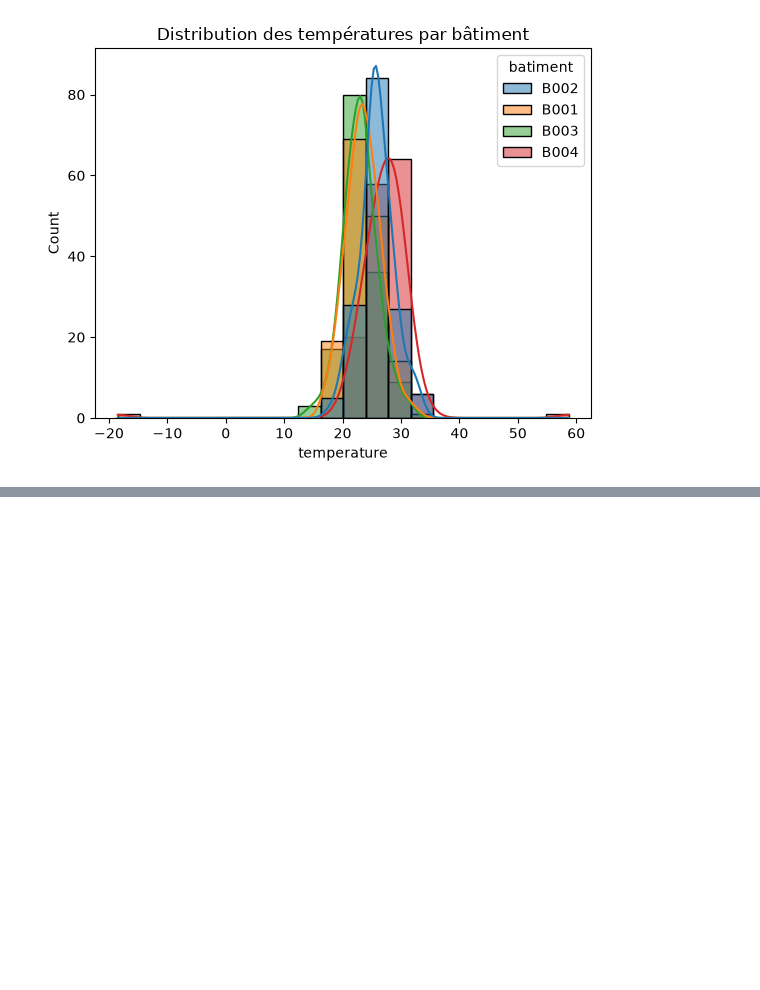
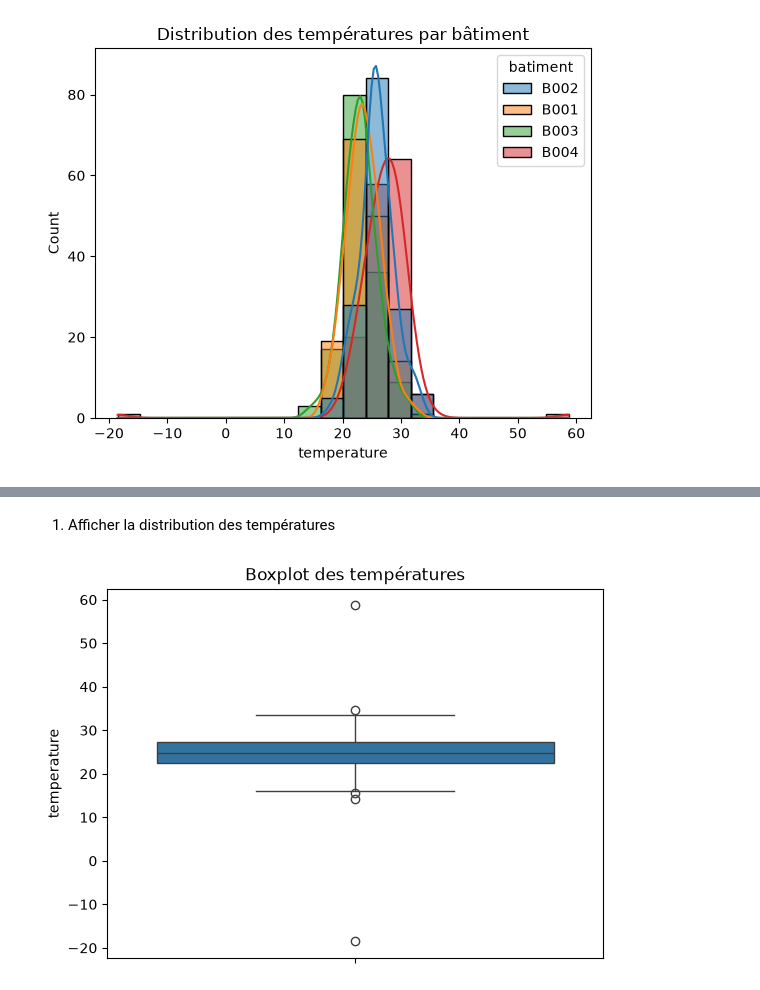
Before and after one commit to yohanfredyh/atelier_seaborn, a Jupyter notebook: notebooks/atelier_seaborn_iot.ipynb, the cells around one changed output, grey strips where cells are left out. Saved outputs shown, nothing was run; the diff lists cells and outputs as text; code cells hidden in the pictures; blank space fills up the shorter version.

```diff
--- a/notebooks/atelier_seaborn_iot.ipynb
+++ b/notebooks/atelier_seaborn_iot.ipynb
@@ -122,0 +153,8 @@ plt.show()
+# %% [markdown]
+1) Afficher la distribution des températures
+# %%
+sns.boxplot(data=df, y="temperature")
+plt.title("Boxplot des températures")
+plt.show()
+# %% [output]
+[figure, added]
```
Also changed, not shown: parts of 13 cells of this notebook.
